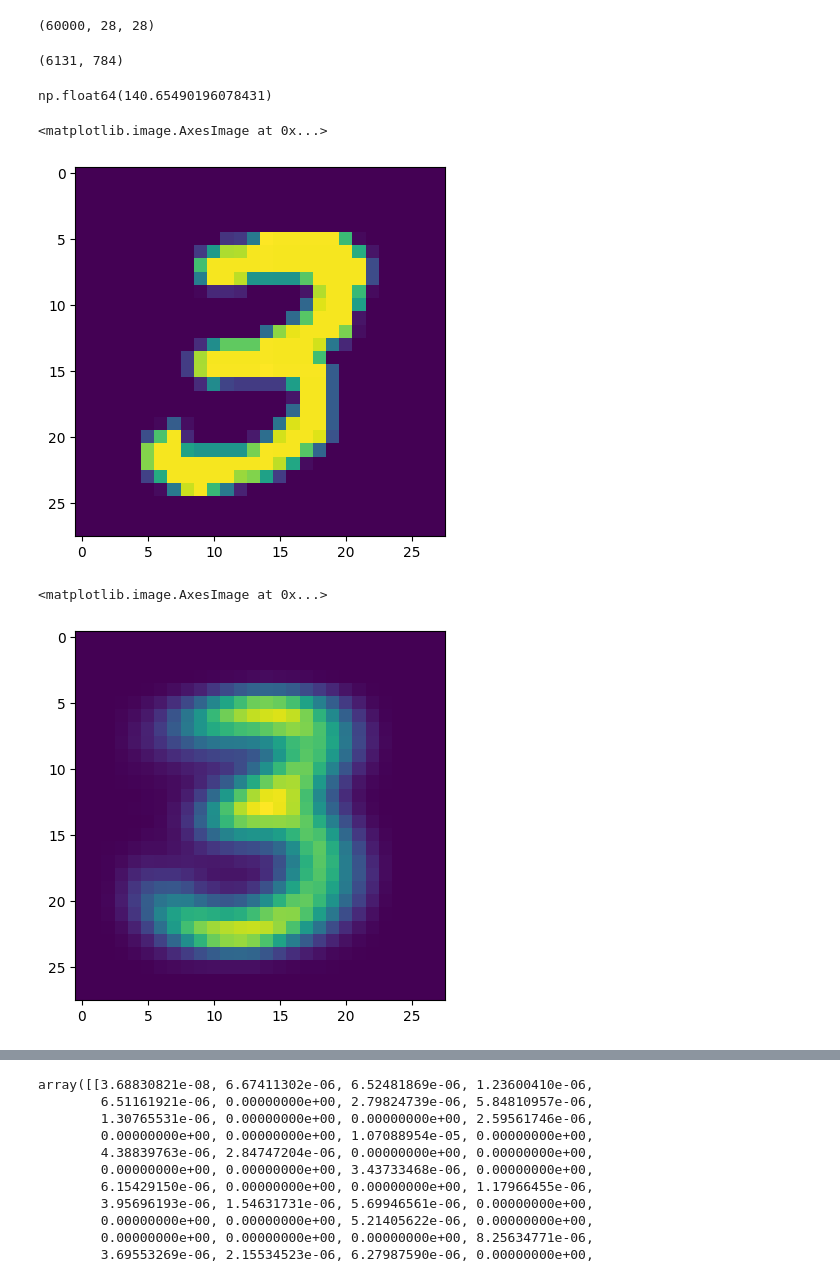
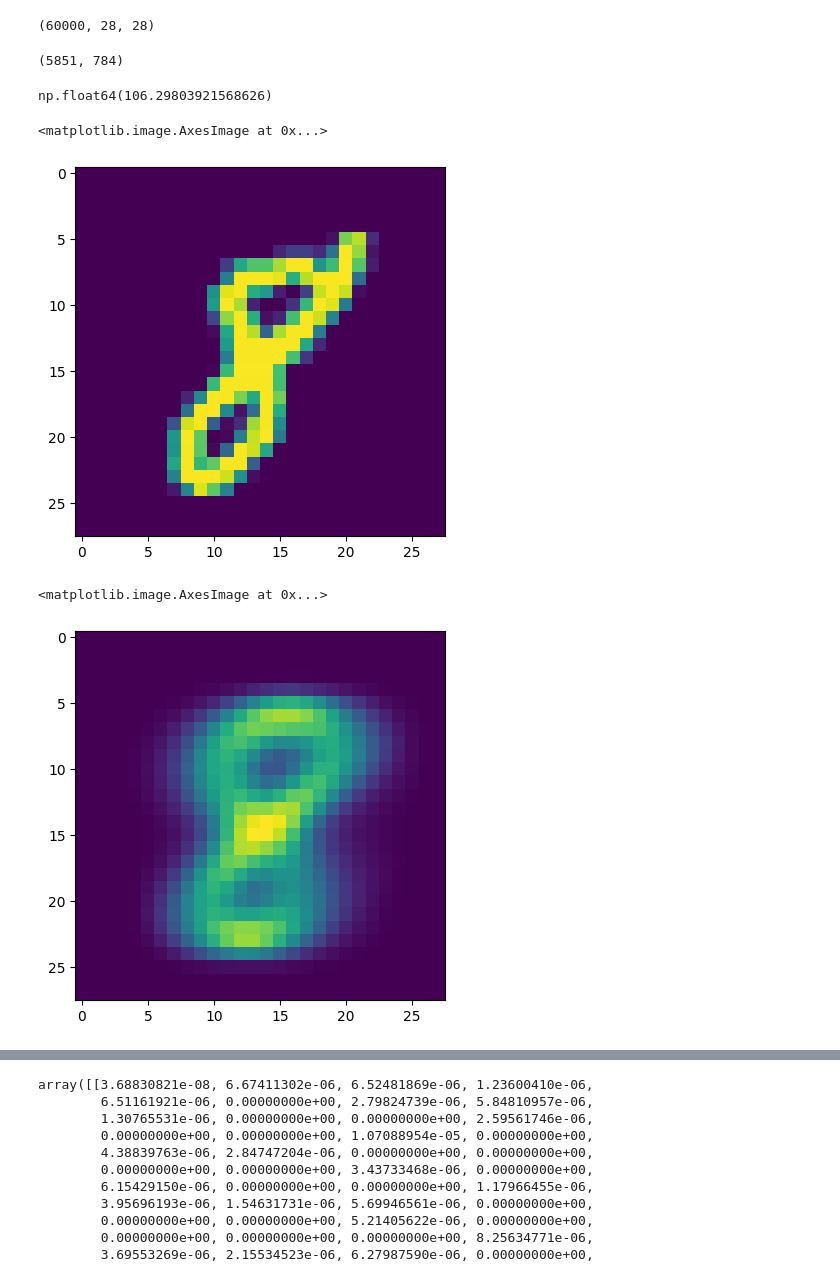
Before and after one commit to elfirdoussilab1/Synthetic-data, a Jupyter notebook: mnist.ipynb, the cells around one changed output, grey strips where cells are left out. Drawn from its saved outputs; the diff is of its cells as text; code cells hidden in the pictures.

```diff
--- a/mnist.ipynb
+++ b/mnist.ipynb
@@ -15,27 +15,27 @@ y = train_data.targets.cpu().detach().numpy() # shape (n, )
 # %%
 # Take samples of class 2
 import matplotlib.pyplot as plt
-X = X_train[y == 3]
+X = X_train[y == 8]
 X = X.astype(float)
 print(X.shape)
 # %% [output]
-(6131, 784)
+(5851, 784)
 # %%
 x= X[0]
 np.sum(x / 255)
 # %% [output]
-np.float64(140.65490196078431)
+np.float64(106.29803921568626)
 # %%
 plt.imshow(x.reshape(28, 28))
 # %% [output]
 <matplotlib.image.AxesImage at 0x...>
-[figure, old version]
+[figure, new version]
 # %%
-vmu = np.mean(X[:1000], axis = 0)
+vmu = np.mean(X[:4000], axis = 0)
 plt.imshow(vmu.reshape(28, 28))
 # %% [output]
 <matplotlib.image.AxesImage at 0x...>
-[figure, old version]
+[figure, new version]
 # %%
 # Statistics
 import numpy as np
```
Also changed, not shown: parts of 17 cells of this notebook, 7 other files.
